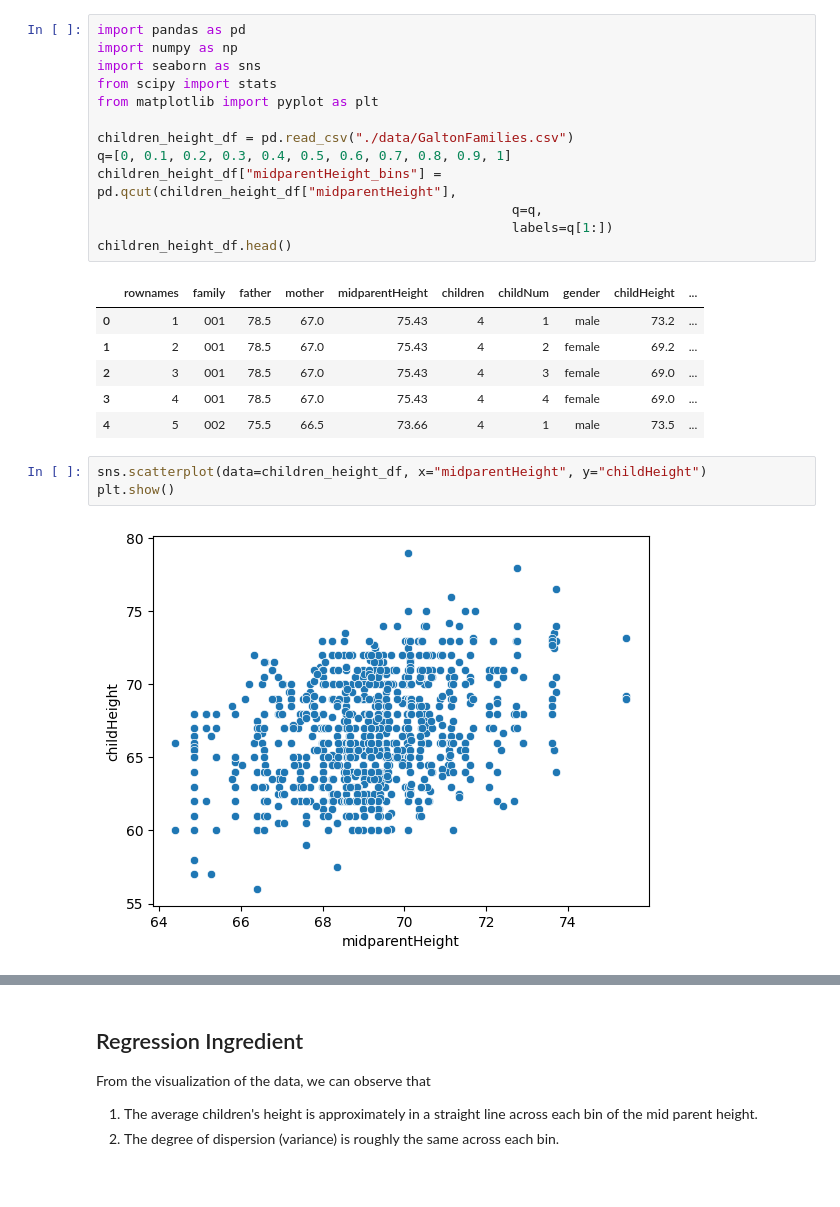
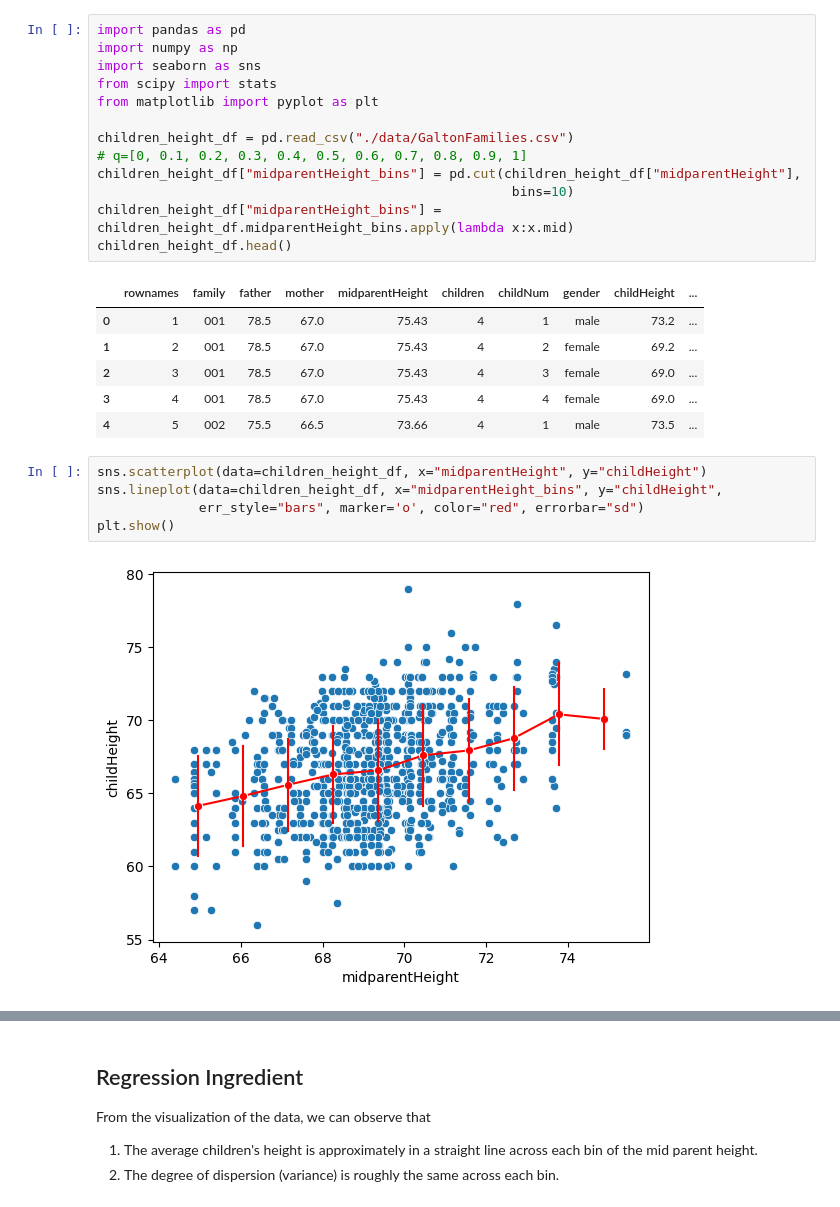
Before and after one commit to jasongong11/advanced_quantitative_research_method, a Jupyter notebook: Lecture5/Lecture5_simple_linear_regression.ipynb, the cells around one changed output, grey strips where cells are left out. Cells and saved outputs as stored; diff of their text form.

```diff
--- a/Lecture5/Lecture5_simple_linear_regression.ipynb
+++ b/Lecture5/Lecture5_simple_linear_regression.ipynb
@@ -52,10 +39,10 @@ from scipy import stats
 from matplotlib import pyplot as plt
 
 children_height_df = pd.read_csv("./data/GaltonFamilies.csv")
-q=[0, 0.1, 0.2, 0.3, 0.4, 0.5, 0.6, 0.7, 0.8, 0.9, 1]
-children_height_df["midparentHeight_bins"] = pd.qcut(children_height_df["midparentHeight"],
-                                                     q=q,
-                                                     labels=q[1:])
+# q=[0, 0.1, 0.2, 0.3, 0.4, 0.5, 0.6, 0.7, 0.8, 0.9, 1]
+children_height_df["midparentHeight_bins"] = pd.cut(children_height_df["midparentHeight"],
+                                                     bins=10)
+children_height_df["midparentHeight_bins"] = children_height_df.midparentHeight_bins.apply(lambda x:x.mid)
 children_height_df.head()
 # %% [output]
 |  | rownames | family | father | mother | midparentHeight | children | childNum | gender | childHeight | ... |
@@ -66,6 +53,8 @@ children_height_df.head()
 | 4 | 5 | 002 | 75.5 | 66.5 | 73.66 | 4 | 1 | male | 73.5 | ... |
 # %%
 sns.scatterplot(data=children_height_df, x="midparentHeight", y="childHeight")
+sns.lineplot(data=children_height_df, x="midparentHeight_bins", y="childHeight",
+             err_style="bars", marker='o', color="red", errorbar="sd")
 plt.show()
 # %% [output]
-[figure, old version]
+[figure, new version]
```
Also changed, not shown: parts of 2 cells of this notebook, 1 other file.
